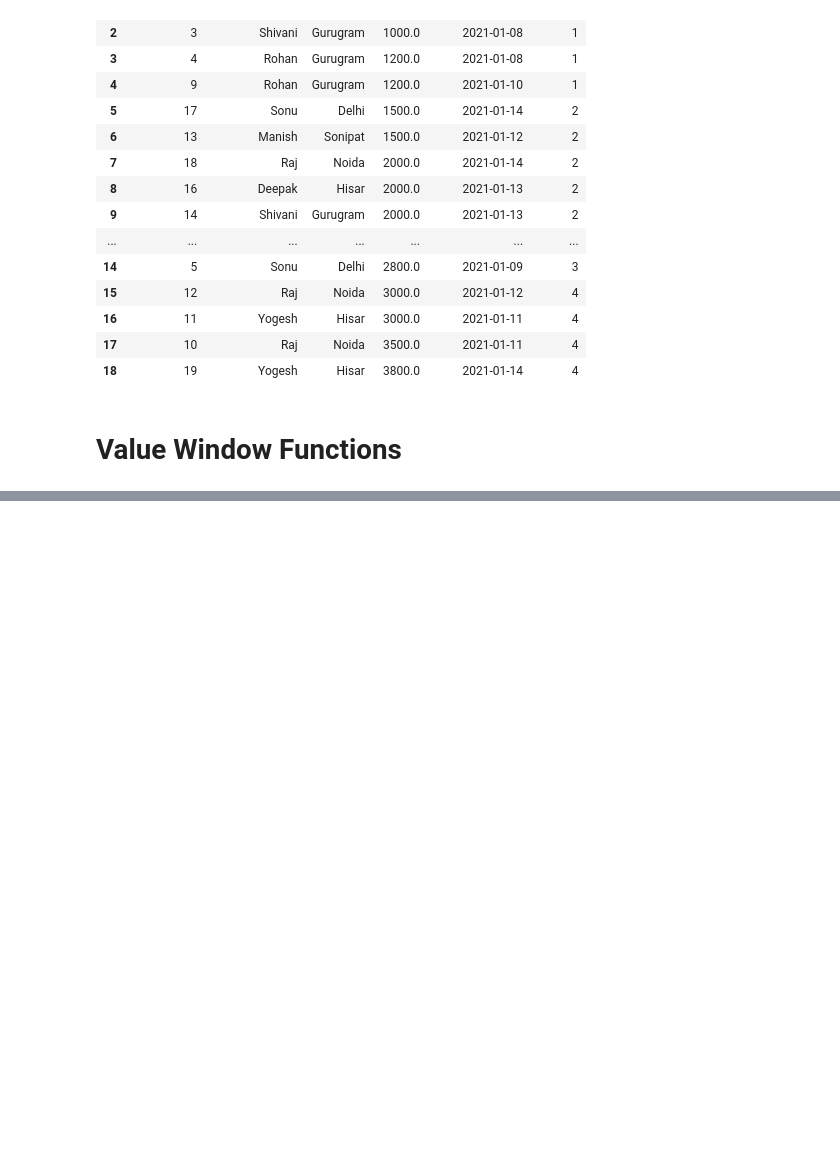
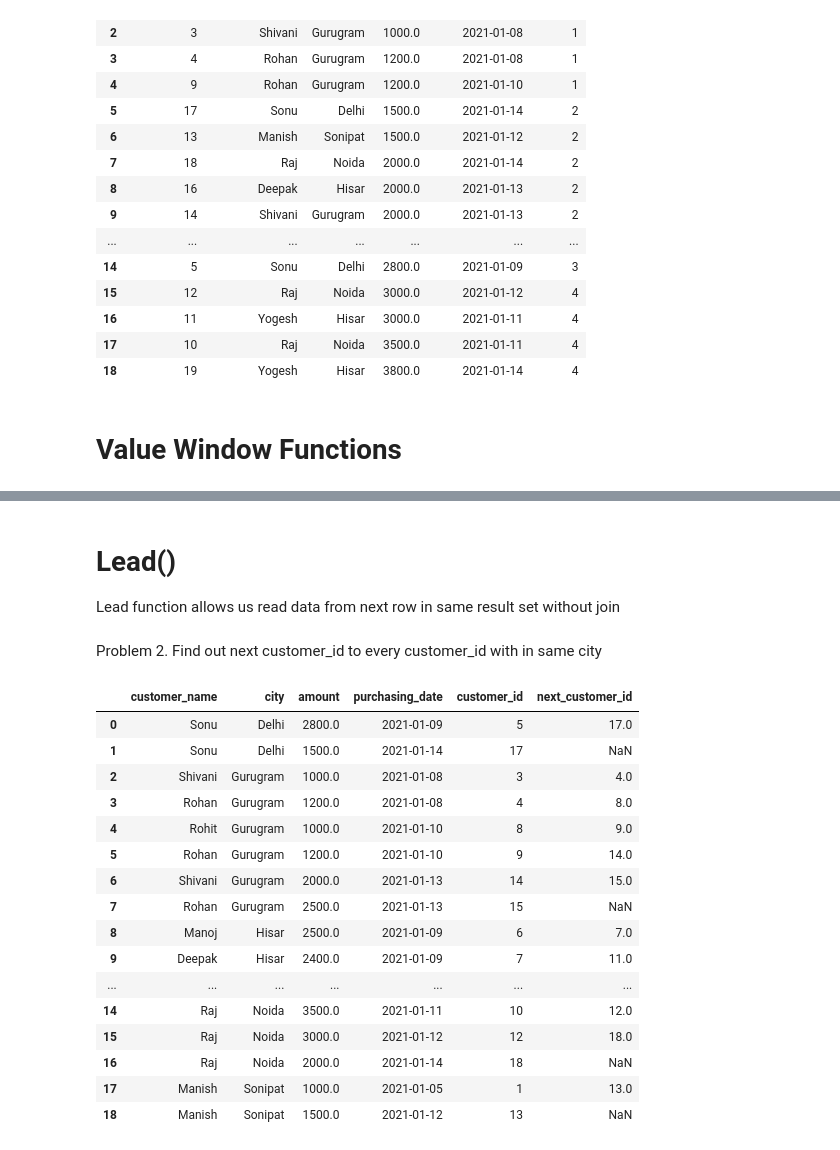
Before and after one commit to GurmitSeera/SQL-Exercises, a Jupyter notebook: Window_Functions.ipynb, the cells around one changed output, grey strips where cells are left out. Drawn from its saved outputs; the diff is of its cells as text; code cells hidden in the pictures; blank space fills up the shorter version.

```diff
--- a/Window_Functions.ipynb
+++ b/Window_Functions.ipynb
@@ -374,0 +405,30 @@ pd.read_sql_query(sql_query5,connection)
+# %% [markdown]
+#  Lead()
+
+Lead function allows us read data from next row in same result set without join
+# %% [markdown]
+Problem 2. Find out next customer_id to every customer_id with in same city
+# %%
+sql_query2 = """ Select customer_name, city, amount, purchasing_date, customer_id,
+                  Lead(customer_id,1) over (partition by city order by purchasing_date) as next_customer_id
+                 from purchase
+"""
+pd.read_sql_query(sql_query2,connection)
+# %% [output]
+|  | customer_name | city | amount | purchasing_date | customer_id | next_customer_id |
+| 0 | Sonu | Delhi | 2800.0 | 2021-01-09 | 5 | 17.0 |
+| 1 | Sonu | Delhi | 1500.0 | 2021-01-14 | 17 | NaN |
+| 2 | Shivani | Gurugram | 1000.0 | 2021-01-08 | 3 | 4.0 |
+| 3 | Rohan | Gurugram | 1200.0 | 2021-01-08 | 4 | 8.0 |
+| 4 | Rohit | Gurugram | 1000.0 | 2021-01-10 | 8 | 9.0 |
+| 5 | Rohan | Gurugram | 1200.0 | 2021-01-10 | 9 | 14.0 |
+| 6 | Shivani | Gurugram | 2000.0 | 2021-01-13 | 14 | 15.0 |
+| 7 | Rohan | Gurugram | 2500.0 | 2021-01-13 | 15 | NaN |
+| 8 | Manoj | Hisar | 2500.0 | 2021-01-09 | 6 | 7.0 |
+| 9 | Deepak | Hisar | 2400.0 | 2021-01-09 | 7 | 11.0 |
+| ... | ... | ... | ... | ... | ... | ... |
+| 14 | Raj | Noida | 3500.0 | 2021-01-11 | 10 | 12.0 |
+| 15 | Raj | Noida | 3000.0 | 2021-01-12 | 12 | 18.0 |
+| 16 | Raj | Noida | 2000.0 | 2021-01-14 | 18 | NaN |
+| 17 | Manish | Sonipat | 1000.0 | 2021-01-05 | 1 | 13.0 |
+| 18 | Manish | Sonipat | 1500.0 | 2021-01-12 | 13 | NaN |
```
Also changed, not shown: parts of 6 cells of this notebook.
